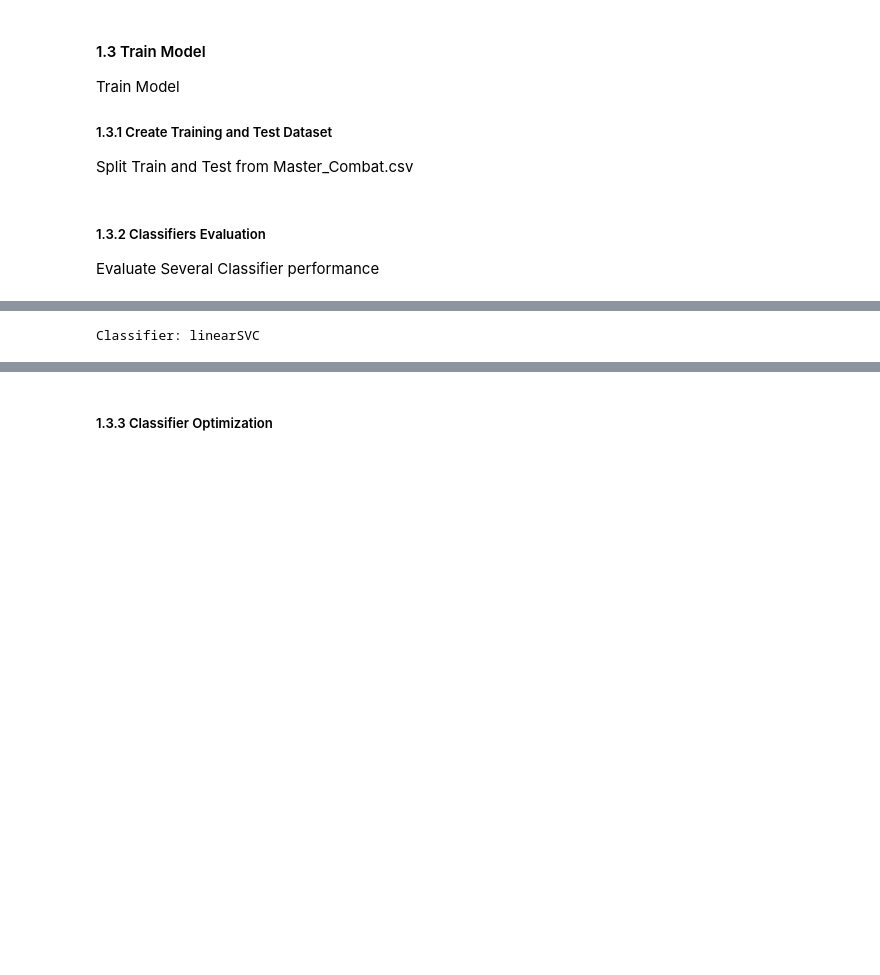
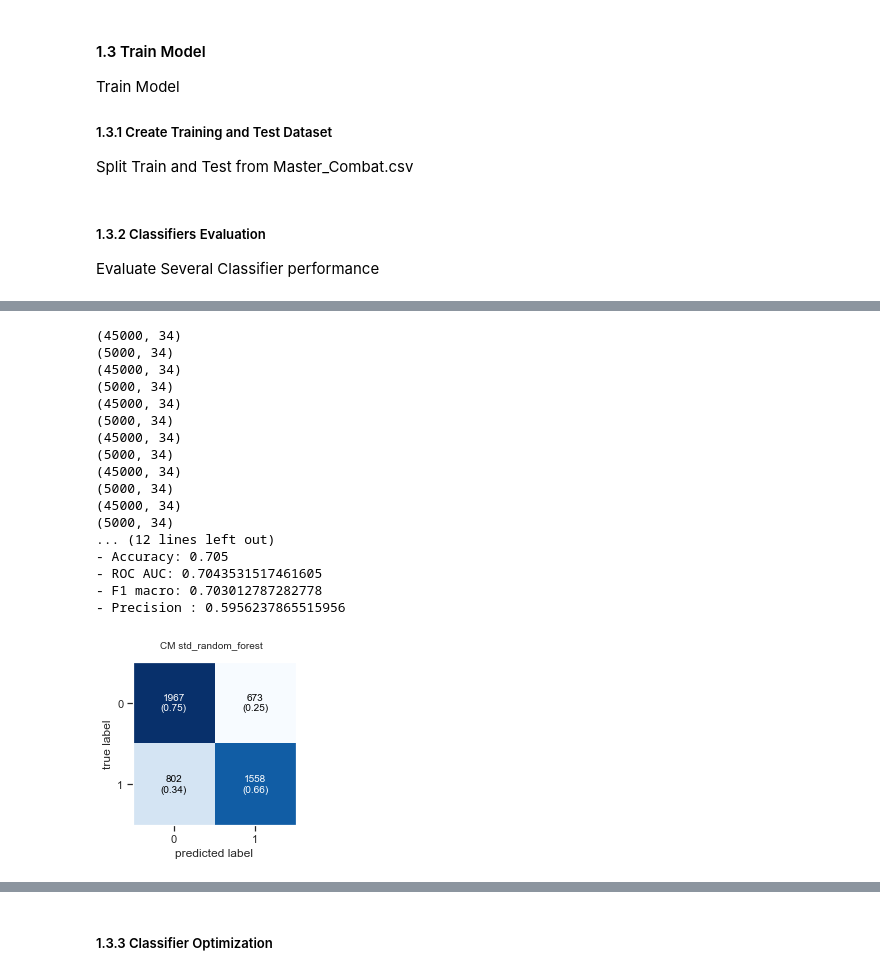
Before and after one commit to yeetornghoo/ML_PokemonCombat, a Jupyter notebook: Pokemon_Combat_Prediction_Sandbox.ipynb, the cells around one changed output, grey strips where cells are left out. Cells and saved outputs as stored; diff of their text form; code cells hidden in the pictures; blank space fills up the shorter version.

```diff
--- a/Pokemon_Combat_Prediction_Sandbox.ipynb
+++ b/Pokemon_Combat_Prediction_Sandbox.ipynb
@@ -529,37 +667,53 @@ Classifier: std_ann
 # %%
-from sklearn.model_selection import KFold
-kf = KFold(n_splits=5, random_state=2)
+###########################################
+# TEST 2.1
+# SPLIT 9:1 WITH StandardScaler AND WITH PCA
+###########################################
+
+from sklearn.decomposition import PCA
+pca = PCA(n_components=34)
+
+def fit_pca(data):
+    pca.fit(data)
+    return pca.transform(data)
 
 split = StratifiedShuffleSplit(n_splits=10, test_size=0.1, random_state=2)
 split.get_n_splits(X, Y)
 
 for train_index, test_index in split.split(X, Y):
-    xtrain = opt_StandardScaler(X.loc[train_index])
+    xtrain = fit_pca(opt_StandardScaler(X.loc[train_index]))
     ytrain = Y[train_index]
-    xtest = opt_StandardScaler(X.loc[test_index])
+    xtest = fit_pca(opt_StandardScaler(X.loc[test_index]))
     ytest = Y[test_index]
 
 clf_dict = {
-    #'GaussianNB': GaussianNB(),
+    'gradient_boosting': GradientBoostingClassifier(n_estimators=100),
+    'random_forest': RandomForestClassifier(n_estimators=100, random_state=0),
+    'GaussianNB': GaussianNB(),
+    'ann': MLPClassifier(solver='adam', hidden_layer_sizes=(35,15), random_state=2, activation='relu', max_iter=5000, learning_rate='invscaling'),
+    'svn': svm.SVC(C=1.0, kernel='rbf', degree=3, gamma='scale', coef0=0.0, shrinking=True, probability=False, tol=0.001, cache_size=200, class_weight=None, verbose=False, max_iter=2000, decision_function_shape='ovr', random_state=2),
     'linearSVC': LinearSVC(penalty='l2', loss='squared_hinge', dual=True, tol=0.001, C=1.0, multi_class='ovr', fit_intercept=True, intercept_scaling=1, class_weight=None, verbose=0, random_state=None, max_iter=30000),
-    #'logistic': LogisticRegression(random_state=42, max_iter=8000, multi_class='auto', solver='saga'),
-    #'svn': svm.SVC(C=1.0, kernel='rbf', degree=3, gamma='scale', coef0=0.0, shrinking=True, probability=False, tol=0.001, cache_size=200, class_weight=None, verbose=False, max_iter=2000, decision_function_shape='ovr', random_state=2),
-    #'ann': MLPClassifier(solver='adam', hidden_layer_sizes=(35,15), random_state=2, activation='relu', max_iter=5000, learning_rate='invscaling'),
-    #'cart': DecisionTreeClassifier(),
-    #'gradient_boosting': GradientBoostingClassifier(n_estimators=100),
-    #'random_forest': RandomForestClassifier(n_estimators=100, random_state=0),
-    #'ada_boost': AdaBoostClassifier(n_estimators=100)
+    'logistic': LogisticRegression(random_state=42, max_iter=8000, multi_class='auto', solver='saga'),
 }
 
 for name, clf in clf_dict.items():
-    print("\n\nClassifier: {} ".format(name))
-    for train_indices, test_indices in kf.split(X):
-        start_time = time.time()
-        model = clf.fit(X, Y)
-
-    print("- Time: %s seconds" % (time.time() - start_time))
-    pred = model.predict(xtest)
-
-    evaluate_classifier(name, xtrain, ytrain, xtest, ytest, pred)
+    run_classifier("std_"+name, clf, xtrain, ytrain, xtest, ytest)
 # %% [output]
-Classifier: linearSVC
+(45000, 34)
+(5000, 34)
+(45000, 34)
+(5000, 34)
+(45000, 34)
+(5000, 34)
+(45000, 34)
+(5000, 34)
+(45000, 34)
+(5000, 34)
+(45000, 34)
+(5000, 34)
+... (12 lines left out)
+- Accuracy: 0.705
+- ROC AUC: 0.7043531517461605
+- F1 macro: 0.703012787282778
+- Precision : 0.5956237865515956
+[figure, added]
```
Also changed, not shown: parts of 11 cells of this notebook.
